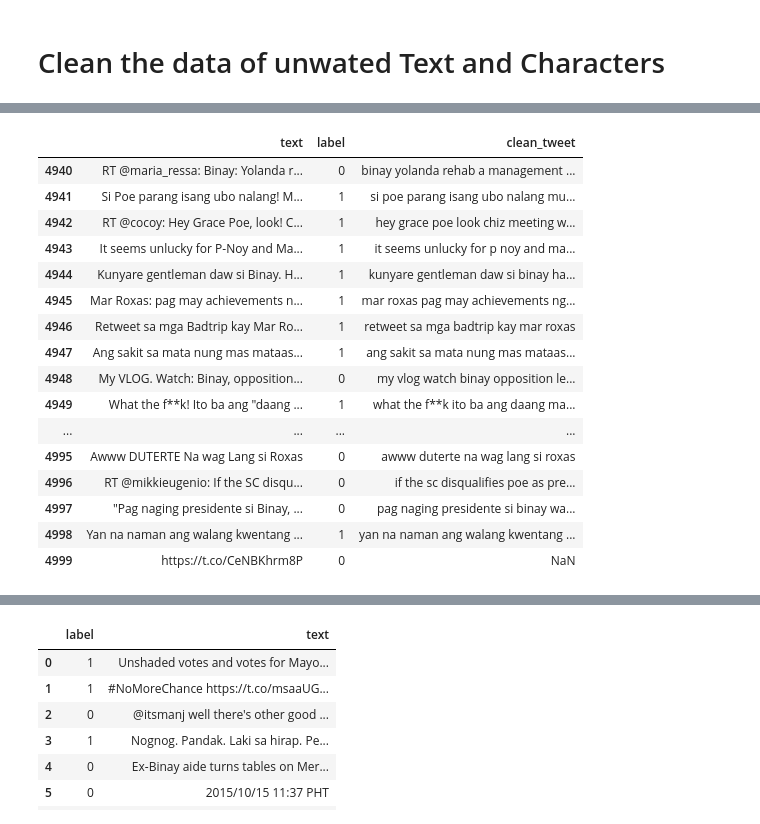
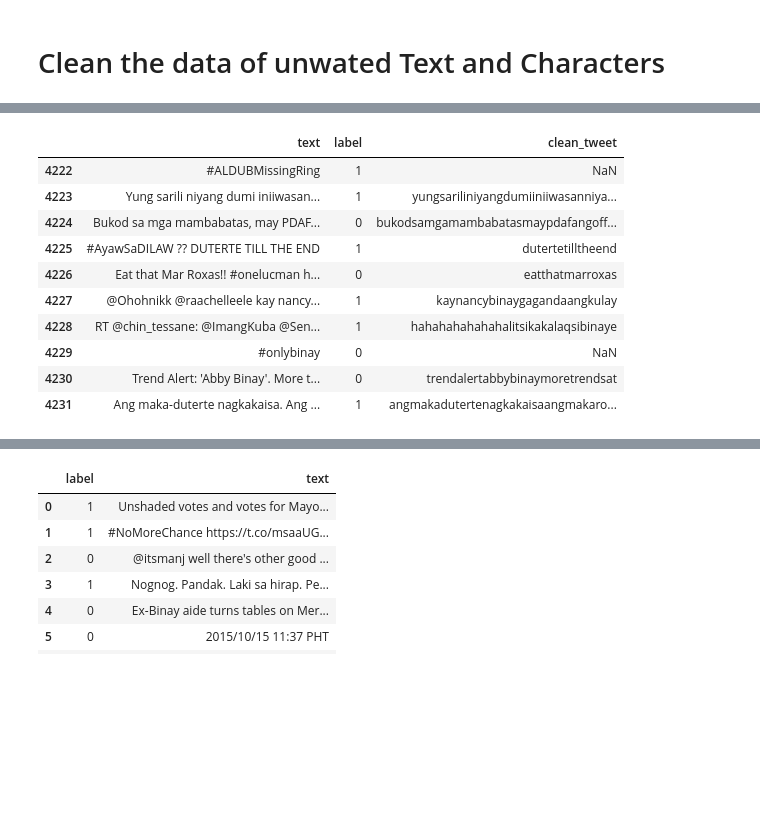
Before and after one commit to Tolskiee/ThesisFiles, a Jupyter notebook: ThesisLogic.ipynb, the cells around one changed output, grey strips where cells are left out. Drawn from its saved outputs; the diff is of its cells as text; code cells hidden in the pictures; blank space fills up the shorter version.

```diff
--- a/ThesisLogic.ipynb
+++ b/ThesisLogic.ipynb
@@ -12,10 +12,17 @@ from sklearn.metrics import accuracy_score
 # %% [markdown]
 # Import the data
 # %%
-#training data
-train = pd.read_csv(r"C:\Users\Admin\OneDrive\Documents\Webdev\hatespeech\train.csv", nrows=5000)
+# training data
+train = pd.read_csv(r"C:\Users\Admin\OneDrive\Documents\ThesisFiles\ThesisFiles-stem-barnach\hatespeech\test.csv", nrows=5000)
 
-#testing data
-test = pd.read_csv(r"C:\Users\Admin\OneDrive\Documents\Webdev\hatespeech\test.csv", nrows=5000)
+# testing data
+test = pd.read_csv(r"C:\Users\Admin\OneDrive\Documents\ThesisFiles\ThesisFiles-stem-barnach\hatespeech\test.csv", nrows=5000)
+
+
+# #training data
+# train = pd.read_csv(r"C:\Users\jmest\Documents\Files\C4S2\Thesis\ThesisFiles-main\ThesisFiles-main\hatespeech\test.csv", nrows=5000)
+
+# #testing data
+# test = pd.read_csv(r"C:\Users\jmest\Documents\Files\C4S2\Thesis\ThesisFiles-main\ThesisFiles-main\hatespeech\test.csv", nrows=5000)
 # %% [markdown]
 # Clean the data of null values
@@ -159,13 +100,13 @@ print(test_shape)
 # %% [markdown]
 # Clean the data of unwated Text and Characters
 # %%
-#remove special characters using the regular expression library
+# remove special characters using the regular expression library
 
 import re
 
 #set up punctuations we want to be replaced
 
-REPLACE_NO_SPACE = re.compile("(\.)|(\;)|(\:)|(\!)|(\')|(\?)|(\,)|(\")|(\|)|(\()|(\))|(\[)|(\])|(\%)|(\$)|(\>)|(\<)|(\{)|(\})(\0-9)")
+REPLACE_NO_SPACE = re.compile(r'[^a-zA-Z]+')
 REPLACE_WITH_SPACE = re.compile("(<br\s/><br\s/?)|(-)|(/)|(:).")
 # %%
 import preprocessor as p
@@ -299,23 +185,17 @@ train.head(60)
 # %%
-train.tail(60)
+train.tail(10)
 # %% [output]
 |  | text | label | clean_tweet |
-| 4940 | RT @maria_ressa: Binay: Yolanda r... | 0 | binay yolanda rehab a management ... |
-| 4941 | Si Poe parang isang ubo nalang! M... | 1 | si poe parang isang ubo nalang mu... |
-| 4942 | RT @cocoy: Hey Grace Poe, look! C... | 1 | hey grace poe look chiz meeting w... |
-| 4943 | It seems unlucky for P-Noy and Ma... | 1 | it seems unlucky for p noy and ma... |
-| 4944 | Kunyare gentleman daw si Binay. H... | 1 | kunyare gentleman daw si binay ha... |
-| 4945 | Mar Roxas: pag may achievements n... | 1 | mar roxas pag may achievements ng... |
-| 4946 | Retweet sa mga Badtrip kay Mar Ro... | 1 | retweet sa mga badtrip kay mar roxas |
-| 4947 | Ang sakit sa mata nung mas mataas... | 1 | ang sakit sa mata nung mas mataas... |
-| 4948 | My VLOG. Watch: Binay, opposition... | 0 | my vlog watch binay opposition le... |
-| 4949 | What the f**k! Ito ba ang "daang ... | 1 | what the f**k ito ba ang daang ma... |
-| ... | ... | ... | ... |
-| 4995 | Awww DUTERTE Na wag Lang si Roxas | 0 | awww duterte na wag lang si roxas |
-| 4996 | RT @mikkieugenio: If the SC disqu... | 0 | if the sc disqualifies poe as pre... |
-| 4997 | "Pag naging presidente si Binay, ... | 0 | pag naging presidente si binay wa... |
-| 4998 | Yan na naman ang walang kwentang ... | 1 | yan na naman ang walang kwentang ... |
-| 4999 | https://t.co/CeNBKhrm8P | 0 | NaN |
+| 4222 | #ALDUBMissingRing | 1 | NaN |
+| 4223 | Yung sarili niyang dumi iniiwasan... | 1 | yungsariliniyangdumiiniiwasanniya... |
+| 4224 | Bukod sa mga mambabatas, may PDAF... | 0 | bukodsamgamambabatasmaypdafangoff... |
+| 4225 | #AyawSaDILAW ?? DUTERTE TILL THE END | 1 | dutertetilltheend |
+| 4226 | Eat that Mar Roxas!! #onelucman h... | 0 | eatthatmarroxas |
+| 4227 | @Ohohnikk @raachelleele kay nancy... | 1 | kaynancybinaygagandaangkulay |
+| 4228 | RT @chin_tessane: @ImangKuba @Sen... | 1 | hahahahahahahalitsikakalaqsibinaye |
+| 4229 | #onlybinay | 0 | NaN |
+| 4230 | Trend Alert: 'Abby Binay'. More t... | 0 | trendalertabbybinaymoretrendsat |
+| 4231 | Ang maka-duterte nagkakaisa. Ang ... | 1 | angmakadutertenagkakaisaangmakaro... |
 # %%
 #https://statisticsglobe.com/drop-rows-blank-values-from-pandas-dataframe-python
 train['clean_tweet'] = train['clean_tweet'].replace('', float('NaN'), regex = True)
```
Also changed, not shown: parts of 40 cells of this notebook, 18 other files.
